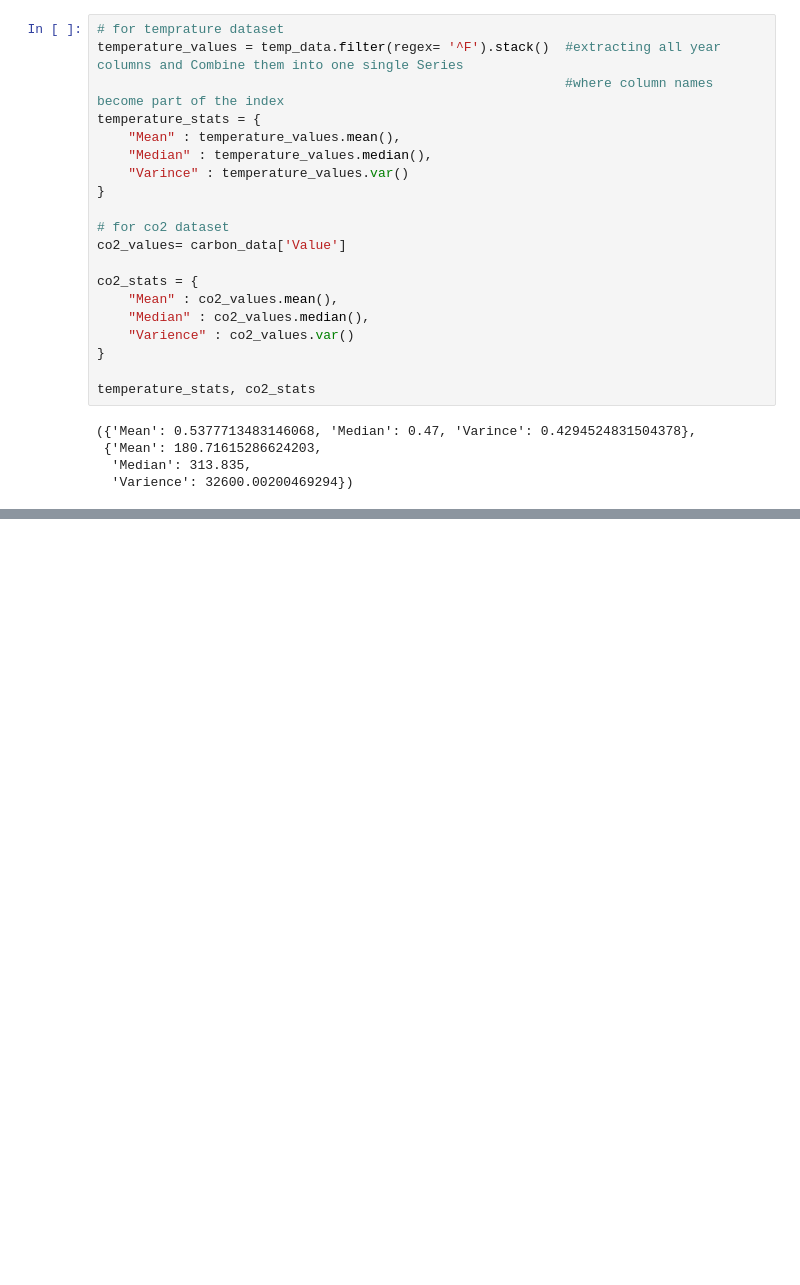
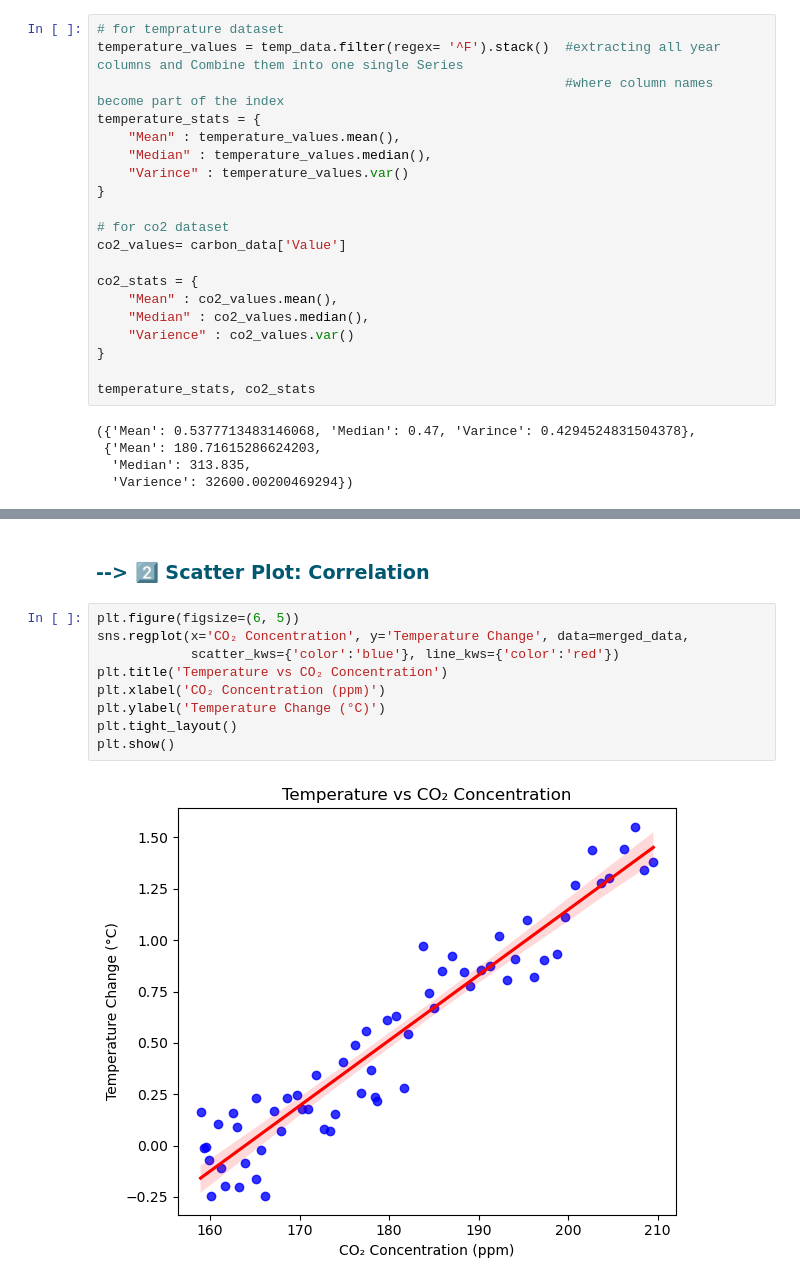
Before and after one commit to gangadhartiwari/Carbon-Emissions-Worldwide-Analysis-by-Python, a Jupyter notebook: Carbon Emissions Worldwide.ipynb, the cells around one changed output, grey strips where cells are left out. Saved outputs shown, nothing was run; the diff lists cells and outputs as text; blank space fills up the shorter version.

```diff
--- a/Carbon Emissions Worldwide.ipynb
+++ b/Carbon Emissions Worldwide.ipynb
@@ -118,0 +116,13 @@ TypeError: '<' not supported between instances of 'int' and 'str'
+# %% [markdown]
+<h3 style = "color:#005871">--> 2️⃣ Scatter Plot: Correlation</h3>
+# %%
+plt.figure(figsize=(6, 5))
+sns.regplot(x='CO₂ Concentration', y='Temperature Change', data=merged_data,
+            scatter_kws={'color':'blue'}, line_kws={'color':'red'})
+plt.title('Temperature vs CO₂ Concentration')
+plt.xlabel('CO₂ Concentration (ppm)')
+plt.ylabel('Temperature Change (°C)')
+plt.tight_layout()
+plt.show()
+# %% [output]
+[figure, added]
```
Also changed, not shown: parts of 14 cells of this notebook.
